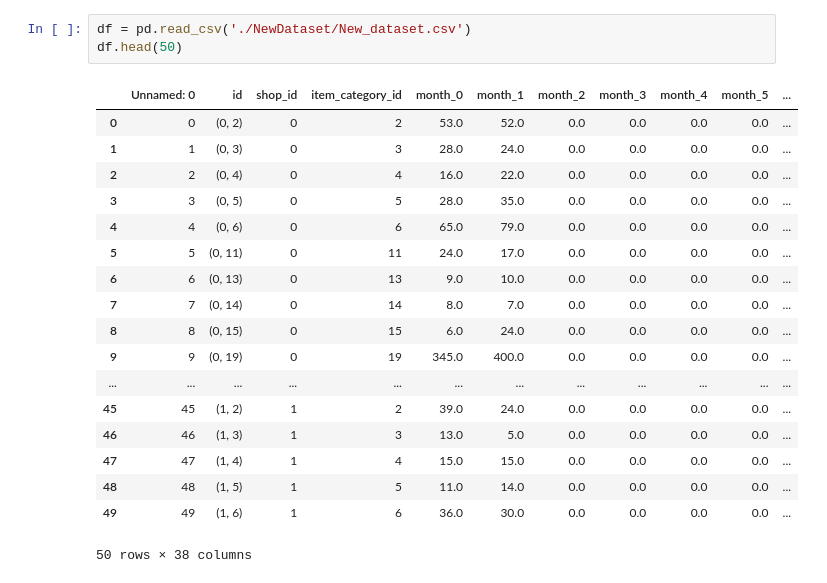
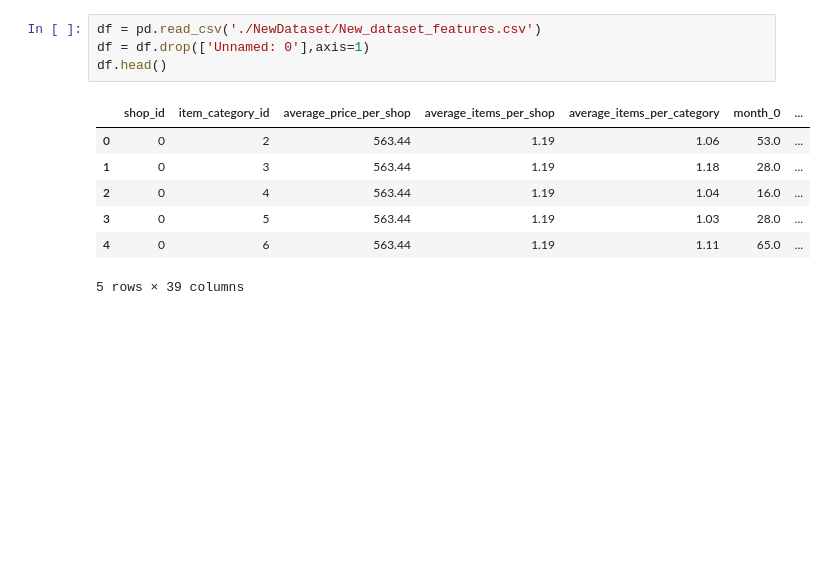
Before and after one commit to Alberto7526/MonografiaGithub, a Jupyter notebook: Untitled.ipynb, the cells around one changed output. Cells and saved outputs as stored; diff of their text form; blank space fills up the shorter version.

```diff
--- a/Untitled.ipynb
+++ b/Untitled.ipynb
@@ -49,22 +9,12 @@ df_shop.head(30)
 # %%
-df = pd.read_csv('./NewDataset/New_dataset.csv')
-df.head(50)
+df = pd.read_csv('./NewDataset/New_dataset_features.csv')
+df = df.drop(['Unnamed: 0'],axis=1)
+df.head()
 # %% [output]
-|  | Unnamed: 0 | id | shop_id | item_category_id | month_0 | month_1 | month_2 | month_3 | month_4 | month_5 | ... |
-| 0 | 0 | (0, 2) | 0 | 2 | 53.0 | 52.0 | 0.0 | 0.0 | 0.0 | 0.0 | ... |
-| 1 | 1 | (0, 3) | 0 | 3 | 28.0 | 24.0 | 0.0 | 0.0 | 0.0 | 0.0 | ... |
-| 2 | 2 | (0, 4) | 0 | 4 | 16.0 | 22.0 | 0.0 | 0.0 | 0.0 | 0.0 | ... |
-| 3 | 3 | (0, 5) | 0 | 5 | 28.0 | 35.0 | 0.0 | 0.0 | 0.0 | 0.0 | ... |
-| 4 | 4 | (0, 6) | 0 | 6 | 65.0 | 79.0 | 0.0 | 0.0 | 0.0 | 0.0 | ... |
-| 5 | 5 | (0, 11) | 0 | 11 | 24.0 | 17.0 | 0.0 | 0.0 | 0.0 | 0.0 | ... |
-| 6 | 6 | (0, 13) | 0 | 13 | 9.0 | 10.0 | 0.0 | 0.0 | 0.0 | 0.0 | ... |
-| 7 | 7 | (0, 14) | 0 | 14 | 8.0 | 7.0 | 0.0 | 0.0 | 0.0 | 0.0 | ... |
-| 8 | 8 | (0, 15) | 0 | 15 | 6.0 | 24.0 | 0.0 | 0.0 | 0.0 | 0.0 | ... |
-| 9 | 9 | (0, 19) | 0 | 19 | 345.0 | 400.0 | 0.0 | 0.0 | 0.0 | 0.0 | ... |
-| ... | ... | ... | ... | ... | ... | ... | ... | ... | ... | ... | ... |
-| 45 | 45 | (1, 2) | 1 | 2 | 39.0 | 24.0 | 0.0 | 0.0 | 0.0 | 0.0 | ... |
-| 46 | 46 | (1, 3) | 1 | 3 | 13.0 | 5.0 | 0.0 | 0.0 | 0.0 | 0.0 | ... |
-| 47 | 47 | (1, 4) | 1 | 4 | 15.0 | 15.0 | 0.0 | 0.0 | 0.0 | 0.0 | ... |
-| 48 | 48 | (1, 5) | 1 | 5 | 11.0 | 14.0 | 0.0 | 0.0 | 0.0 | 0.0 | ... |
-| 49 | 49 | (1, 6) | 1 | 6 | 36.0 | 30.0 | 0.0 | 0.0 | 0.0 | 0.0 | ... |
+|  | shop_id | item_category_id | average_price_per_shop | average_items_per_shop | average_items_per_category | month_0 | ... |
+| 0 | 0 | 2 | 563.44 | 1.19 | 1.06 | 53.0 | ... |
+| 1 | 0 | 3 | 563.44 | 1.19 | 1.18 | 28.0 | ... |
+| 2 | 0 | 4 | 563.44 | 1.19 | 1.04 | 16.0 | ... |
+| 3 | 0 | 5 | 563.44 | 1.19 | 1.03 | 28.0 | ... |
+| 4 | 0 | 6 | 563.44 | 1.19 | 1.11 | 65.0 | ... |
-50 rows × 38 columns
+5 rows × 39 columns
```
Also changed, not shown: parts of 37 cells of this notebook, 4 other files.
